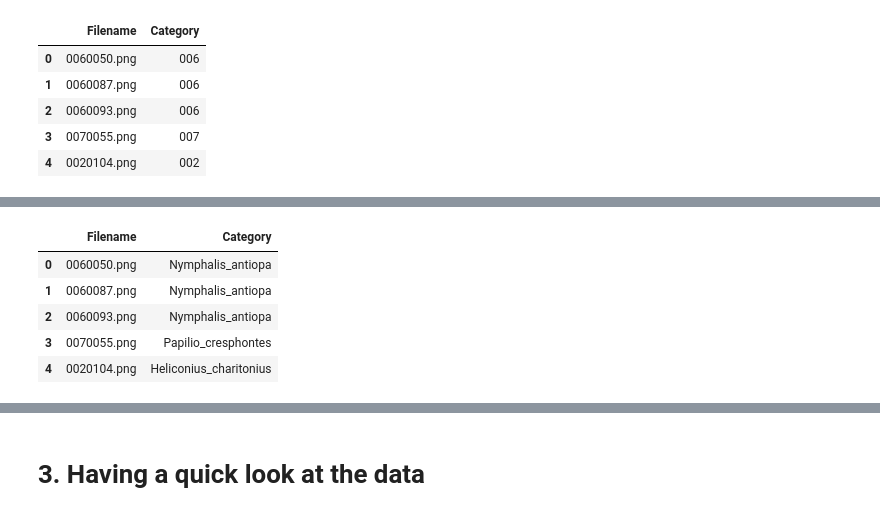
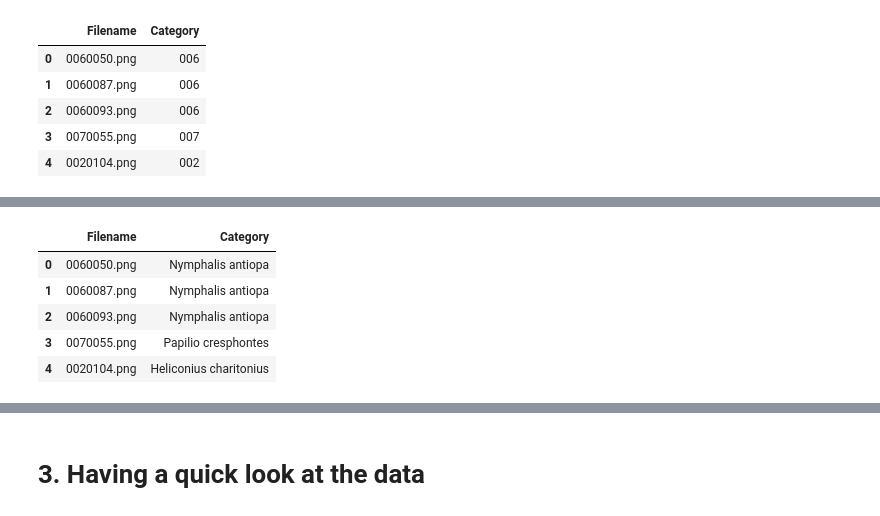
Before and after one commit to hurni/Module-3, a Jupyter notebook: butterfly-classification.ipynb, the cells around one changed output, grey strips where cells are left out. Saved outputs shown, nothing was run; the diff lists cells and outputs as text; code cells hidden in the pictures.

```diff
--- a/butterfly-classification.ipynb
+++ b/butterfly-classification.ipynb
@@ -142,13 +164,25 @@ df.head()
 # %%
-df['Category'] = df['Category'].replace({'001': 'Danaus_plexippus', '002': 'Heliconius_charitonius', '003': 'Heliconius_erato', '004': 'Junonia_coenia', '005': 'Lycaena_phlaeas', '006': 'Nymphalis_antiopa', '007': 'Papilio_cresphontes', '008': 'Pieris_rapae', '009': 'Vanessa_atalanta', '010': 'Vanessa_cardui'})
-df.head()
+## Other way to get labels from textfiles
+#dictLabel = {}
+#labels = os.listdir("./leedsbutterfly/descriptions/")
+#for label in labels:
+#    name = pd.read_fwf('./leedsbutterfly/descriptions/'+label)
+#    new_name = name.iloc[0,0]
+#    label = label.replace('.txt','')
+#    dictLabel[label] = new_name
+
+## Manually add labels
+# dictLabel = {'001': 'Danaus_plexippus', '002': 'Heliconius_charitonius', '003': 'Heliconius_erato', '004': 'Junonia_coenia', '005': 'Lycaena_phlaeas', '006': 'Nymphalis_antiopa', '007': 'Papilio_cresphontes', '008': 'Pieris_rapae', '009': 'Vanessa_atalanta', '010': 'Vanessa_cardui'}
-# %% [output]
-|  | Filename | Category |
-| 0 | 0060050.png | Nymphalis_antiopa |
-| 1 | 0060087.png | Nymphalis_antiopa |
-| 2 | 0060093.png | Nymphalis_antiopa |
-| 3 | 0070055.png | Papilio_cresphontes |
-| 4 | 0020104.png | Heliconius_charitonius |
+# %%
+df['Category'] = df['Category'].replace(dictLabel)
+df.head()
+# %% [output]
+|  | Filename | Category |
+| 0 | 0060050.png | Nymphalis antiopa |
+| 1 | 0060087.png | Nymphalis antiopa |
+| 2 | 0060093.png | Nymphalis antiopa |
+| 3 | 0070055.png | Papilio cresphontes |
+| 4 | 0020104.png | Heliconius charitonius |
 # %%
 df['Category'].value_counts()
 # %% [output]
```
Also changed, not shown: parts of 16 cells of this notebook.
